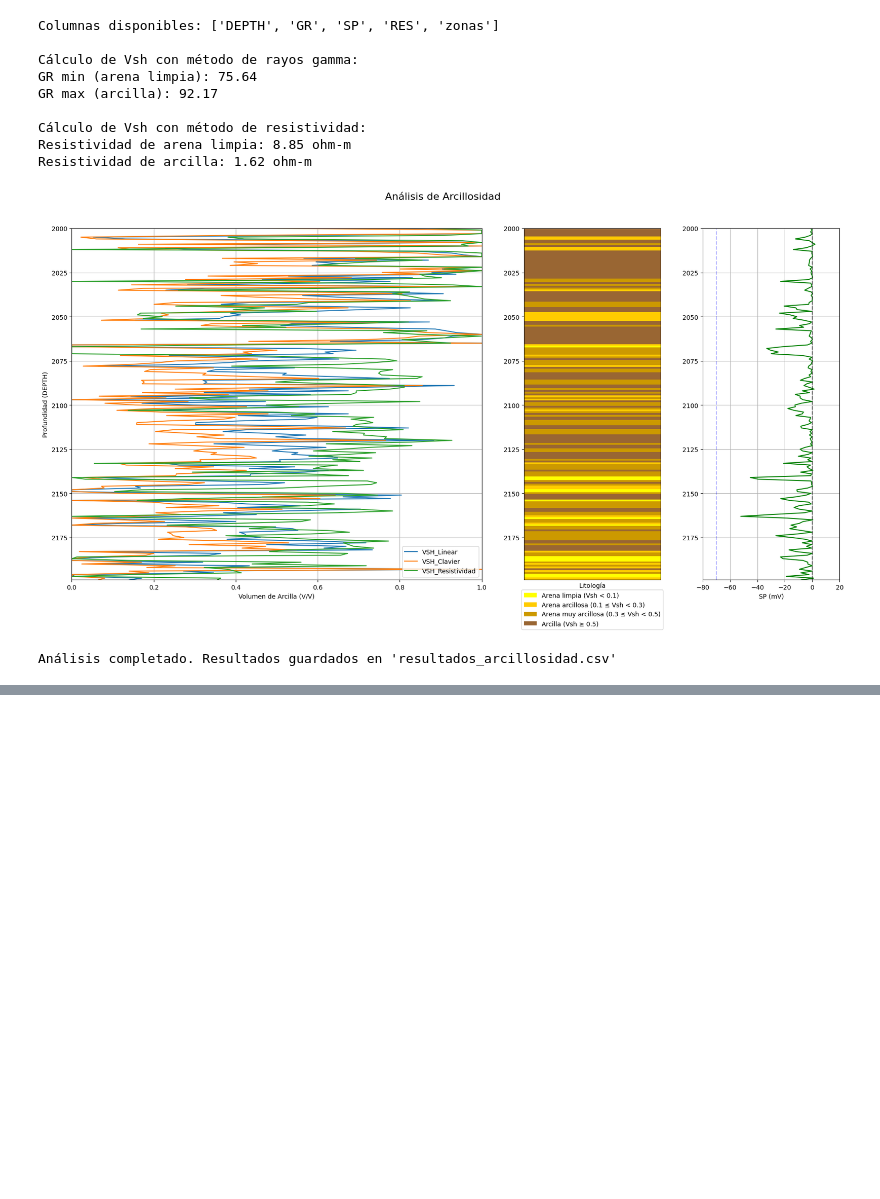
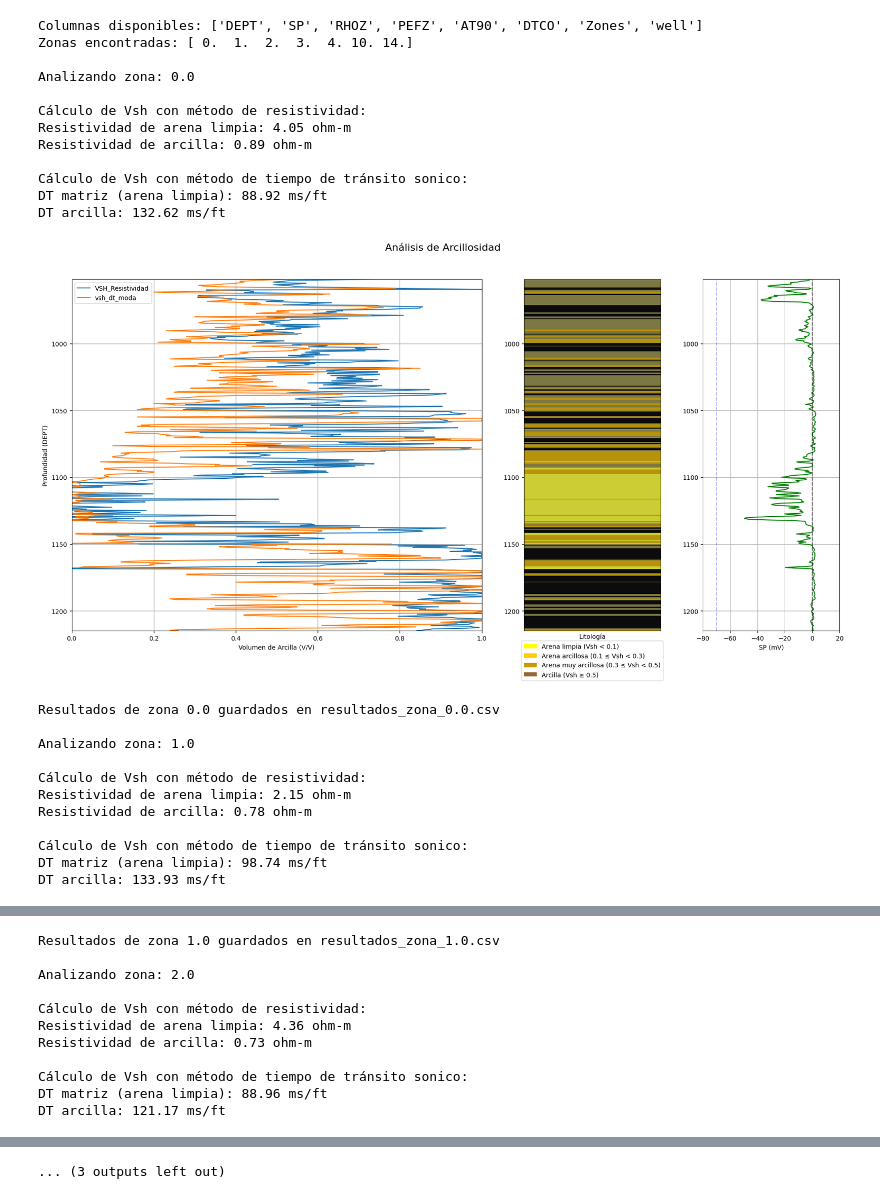
Before and after one commit to nahuelignaraineri/Projects2025, a Jupyter notebook: arcillosidad.ipynb, the cells around one changed output, grey strips where cells are left out. Cells and saved outputs as stored; diff of their text form; code cells hidden in the pictures; blank space fills up the shorter version.

Commit message:
Arcillosidad_V2

```diff
--- a/arcillosidad.ipynb
+++ b/arcillosidad.ipynb
@@ -18,13 +20,19 @@ def cargar_datos(ruta_archivo):
         pandas.DataFrame: DataFrame con los datos de registros.
     """
     if ruta_archivo.endswith('.csv'):
-        df = pd.read_csv(ruta_archivo, sep=",")
-        df.dropna(how='all', inplace=True)
+        df = pd.read_csv(ruta_archivo, sep=";", na_values=["NA", "NaN", "-999.25", -999.25])
+        df.dropna(inplace=True)
     elif ruta_archivo.endswith(('.xlsx', '.xls')):
         df = pd.read_excel(ruta_archivo)
     else:
         raise ValueError("Formato de archivo no soportado. Use CSV o Excel.")
 
+    #Extraer nombre de pozo
+    nombre_archivo = os.path.basename(ruta_archivo)
+    nombre_pozo = os.path.splitext(nombre_archivo)[0]
+
+    df["well"]= nombre_pozo
+
     print(f"Columnas disponibles: {df.columns.tolist()}")
     return df
 # %%
@@ -370,34 +544,55 @@ def analisis_arcillosidad(ruta_archivo, prof_col, gr_col=None, nphi_col=None, rh
 # %%
 # Ejemplo de uso
 if __name__ == "__main__":
     # Ejemplo con datos ficticios
     # En un caso real, reemplaza estos valores con tu archivo y nombres de columnas
+    ruta_archivo = "C:\\RepositorioGIT\\Projects2025\\EN-667.csv"
     resultados = analisis_arcillosidad(
-        ruta_archivo="prueba.csv",  # Reemplazar con la ruta real
-        prof_col="DEPTH",
+        ruta_archivo=ruta_archivo,  # Reemplazar con la ruta real
+        prof_col="DEPT",
         gr_col="GR",
         nphi_col="NPHI",
-        rhob_col="RHOB",
-        res_col="RES",     # Columna de resistividad somera
-        sp_col="SP",      # Columna de SP
+        rhob_col="RHOZ",
+        res_col="AT90",     # Columna de resistividad somera
+        sp_col="SP",        # Columna de SP
+        dt_col="DTCO",        # Columna de tiempo de tránsito sonico
         gr_min=None,        # Opcional, valor mínimo de GR (arena limpia)
         gr_max=None,       # Opcional, valor máximo de GR (arcilla)
         res_arena=None,    # Opcional, resistividad típica de arena limpia (ohm-m)
-        res_arcilla=None     # Opcional, resistividad típica de arcilla (ohm-m)
+        res_arcilla=None,  # Opcional, resistividad típica de arcilla (ohm-m)
+        dt_matriz= None,  # Opcional, tiempo de tránsito para la matriz (ms/ft)
+        dt_arcilla=None,   # Opcional, tiempo de tránsito para la arcilla (ms/ft)
+
     )
+    #Extraer nombre de pozo
+    nombre_archivo = os.path.basename(ruta_archivo)
+    nombre_pozo = os.path.splitext(nombre_archivo)[0]
 
     # Guardar resultados
-    resultados.to_csv("resultados_arcillosidad.csv", index=False)
-    print("Análisis completado. Resultados guardados en 'resultados_arcillosidad.csv'")
+    resultados.to_csv(f"resultados_arcillosidad{nombre_pozo}.csv", index=False, sep=" ")
+    print(f"Análisis completado. Resultados guardados en 'resultados_arcillosidad_{nombre_pozo}.csv")
 # %% [output]
-Columnas disponibles: ['DEPTH', 'GR', 'SP', 'RES', 'zonas']
+Columnas disponibles: ['DEPT', 'SP', 'RHOZ', 'PEFZ', 'AT90', 'DTCO', 'Zones', 'well']
+Zonas encontradas: [ 0.  1.  2.  3.  4. 10. 14.]
 
-Cálculo de Vsh con método de rayos gamma:
-GR min (arena limpia): 75.64
-GR max (arcilla): 92.17
+Analizando zona: 0.0
 
 Cálculo de Vsh con método de resistividad:
-Resistividad de arena limpia: 8.85 ohm-m
-Resistividad de arcilla: 1.62 ohm-m
+Resistividad de arena limpia: 4.05 ohm-m
+Resistividad de arcilla: 0.89 ohm-m
+
+Cálculo de Vsh con método de tiempo de tránsito sonico:
+DT matriz (arena limpia): 88.92 ms/ft
+DT arcilla: 132.62 ms/ft
-[figure, old version]
+[figure, new version]
-Análisis completado. Resultados guardados en 'resultados_arcillosidad.csv'
+Resultados de zona 0.0 guardados en resultados_zona_0.0.csv
+
+Analizando zona: 1.0
+
+Cálculo de Vsh con método de resistividad:
+Resistividad de arena limpia: 2.15 ohm-m
+Resistividad de arcilla: 0.78 ohm-m
+
+Cálculo de Vsh con método de tiempo de tránsito sonico:
+DT matriz (arena limpia): 98.74 ms/ft
+DT arcilla: 133.93 ms/ft
@@ -403,0 +600,11 @@ Análisis completado. Resultados guardados en 'resultados_arcillosidad.csv'
+Resultados de zona 1.0 guardados en resultados_zona_1.0.csv
+
+Analizando zona: 2.0
+
+Cálculo de Vsh con método de resistividad:
+Resistividad de arena limpia: 4.36 ohm-m
+Resistividad de arcilla: 0.73 ohm-m
+
+Cálculo de Vsh con método de tiempo de tránsito sonico:
+DT matriz (arena limpia): 88.96 ms/ft
+DT arcilla: 121.17 ms/ft
@@ -403,0 +648 @@ Análisis completado. Resultados guardados en 'resultados_arcillosidad.csv'
+... (3 outputs left out)
```
Also changed, not shown: parts of 8 cells of this notebook, 3 other files.
